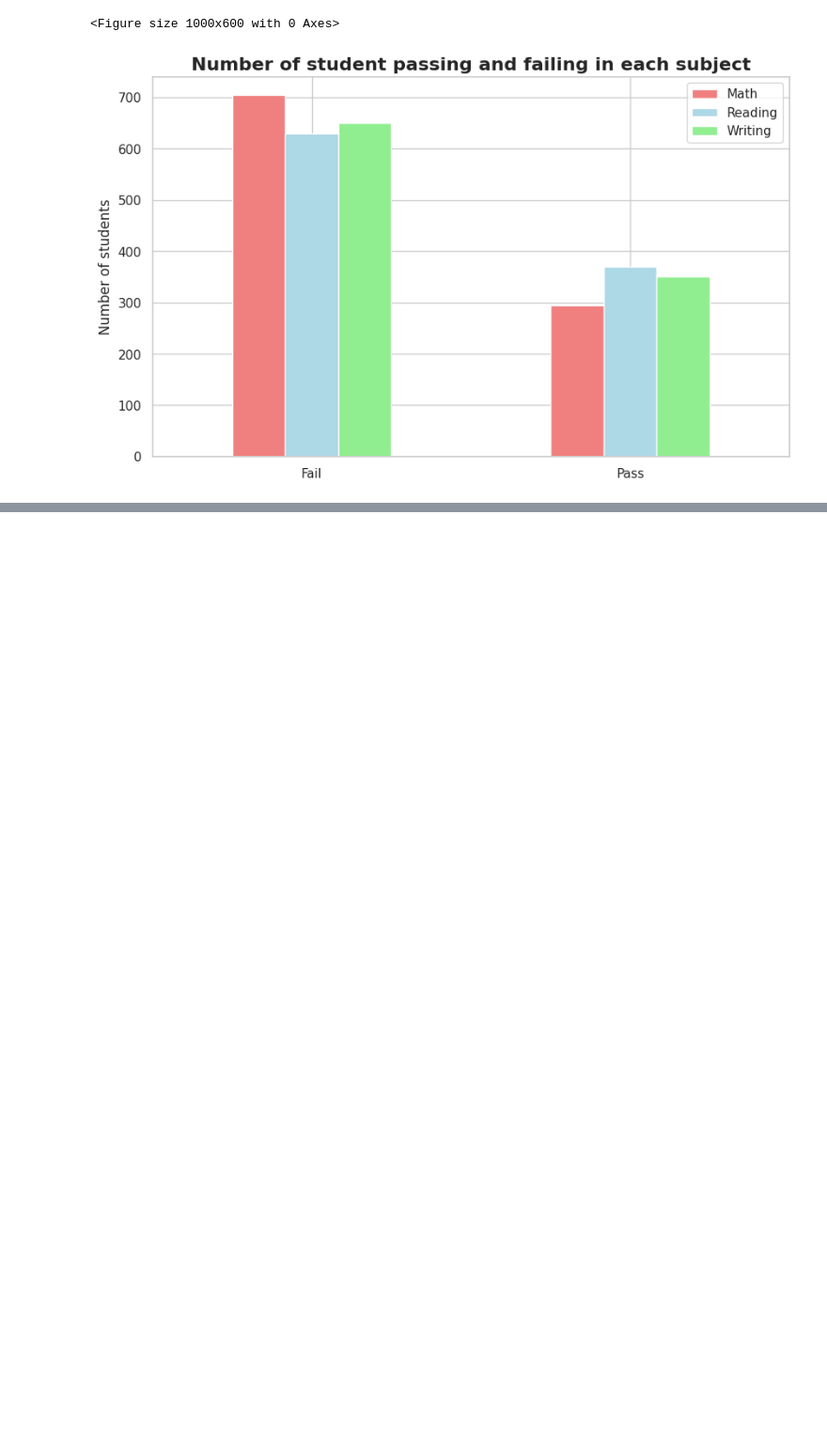
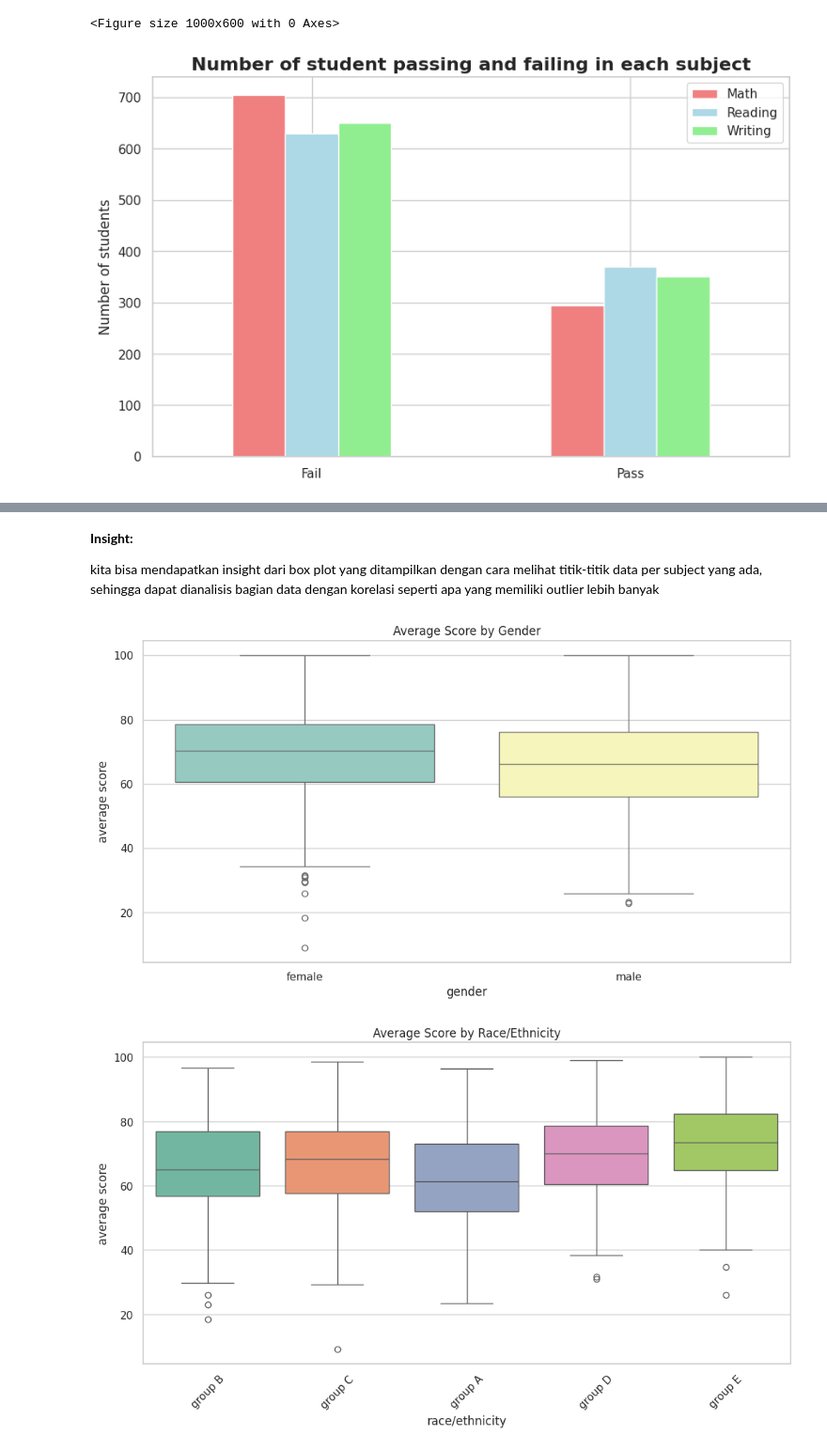
Before and after one commit to Alfikriangelo/MachineLearningTasks, a Jupyter notebook: 4thWeekTask/Visualiasi_StudentsPerformance.ipynb, the cells around one changed output, grey strips where cells are left out. Shown at 94% size. Cells and saved outputs as stored; diff of their text form; code cells hidden in the pictures; blank space fills up the shorter version.

```diff
--- a/4thWeekTask/Visualiasi_StudentsPerformance.ipynb
+++ b/4thWeekTask/Visualiasi_StudentsPerformance.ipynb
@@ -205,0 +331,52 @@ plt.show()
+# %% [markdown]
+**Insight:**
+
+kita bisa mendapatkan insight dari box plot yang ditampilkan dengan cara melihat titik-titik data per subject yang ada, sehingga dapat dianalisis bagian data dengan korelasi seperti apa yang memiliki outlier lebih banyak
+# %%
+# Mengatur gaya grafik seaborn
+sns.set(style="whitegrid")
+
+# Menambahkan kolom baru untuk nilai rata-rata setiap siswa
+df['average score'] = df[['math score', 'reading score', 'writing score']].mean(axis=1)
+
+# Melihat nilai rata-rata berdasarkan gender
+plt.figure(figsize=(12, 6))
+sns.boxplot(x='gender', y='average score', data=df, hue='gender', palette="Set3", dodge=False)
+plt.title('Average Score by Gender')
+plt.show()
+
+# Melihat nilai rata-rata berdasarkan race/ethnicity
+plt.figure(figsize=(12, 6))
+sns.boxplot(x='race/ethnicity', y='average score', data=df, hue='race/ethnicity', palette="Set2", dodge=False)
+plt.title('Average Score by Race/Ethnicity')
+plt.xticks(rotation=45)
+plt.show()
+
+# Melihat nilai rata-rata berdasarkan parental level of education
+plt.figure(figsize=(12, 6))
+sns.boxplot(x='parental level of education', y='average score', data=df, hue='parental level of education', palette="Set1", dodge=False)
+plt.title('Average Score by Parental Level of Education')
+plt.xticks(rotation=45)
+plt.show()
+
+# Melihat nilai rata-rata berdasarkan lunch
+plt.figure(figsize=(12, 6))
+sns.boxplot(x='lunch', y='average score', data=df, hue='lunch', palette="Set2", dodge=False)
+plt.title('Average Score by Lunch Type')
+plt.show()
+
+# Melihat nilai rata-rata berdasarkan test preparation course
+plt.figure(figsize=(12, 6))
+sns.boxplot(x='test preparation course', y='average score', data=df, hue='test preparation course', palette="Set3", dodge=False)
+plt.title('Average Score by Test Preparation Course')
+plt.show()
+
+# Melihat korelasi numerik antar variabel
+plt.figure(figsize=(10, 8))
+correlation_matrix = df[['math score', 'reading score', 'writing score', 'average score']].corr()
+sns.heatmap(correlation_matrix, annot=True, cmap='coolwarm', linewidths=0.5)
+plt.title('Correlation Matrix of Scores')
+plt.show()
+# %% [output]
+[figure, added]
+[figure, added]
```
Also changed, not shown: parts of 8 cells of this notebook.
